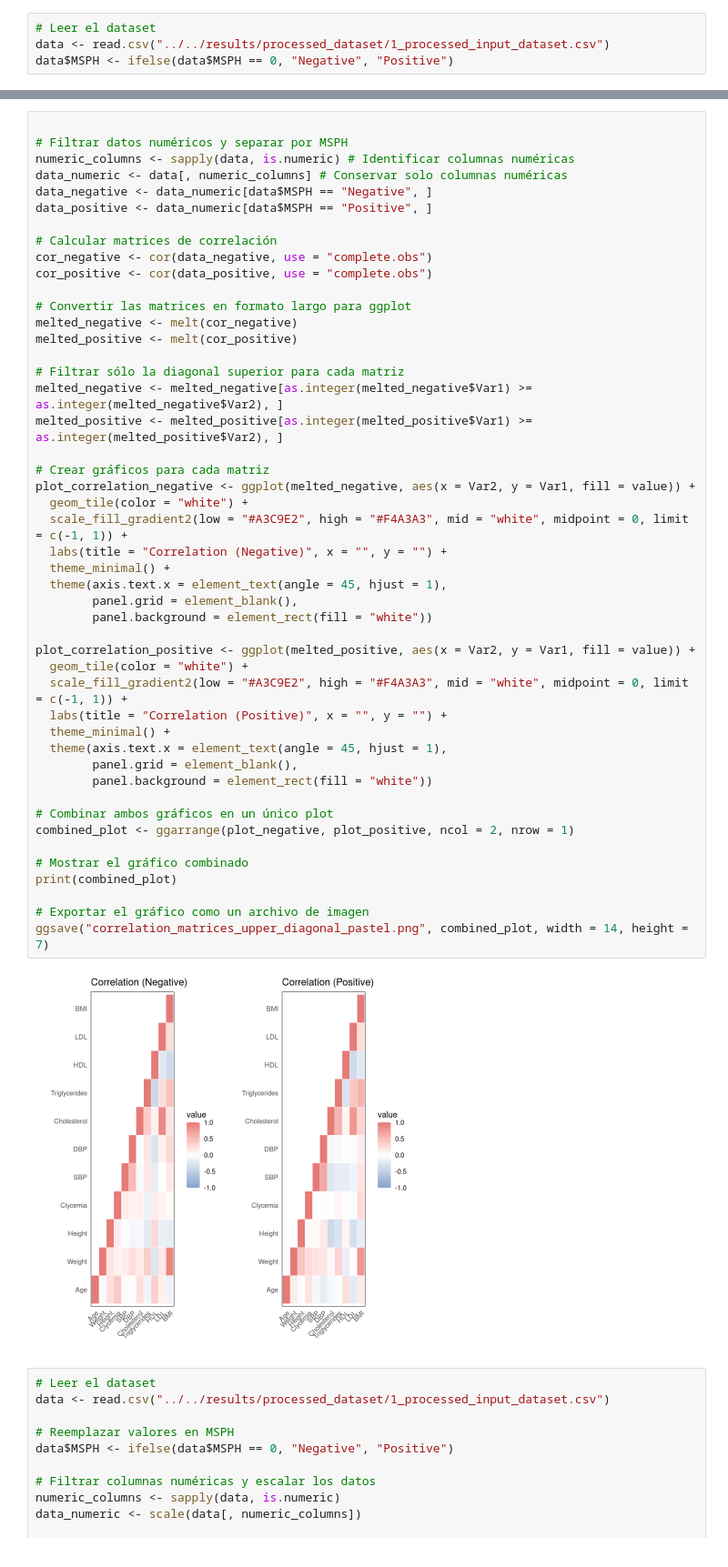
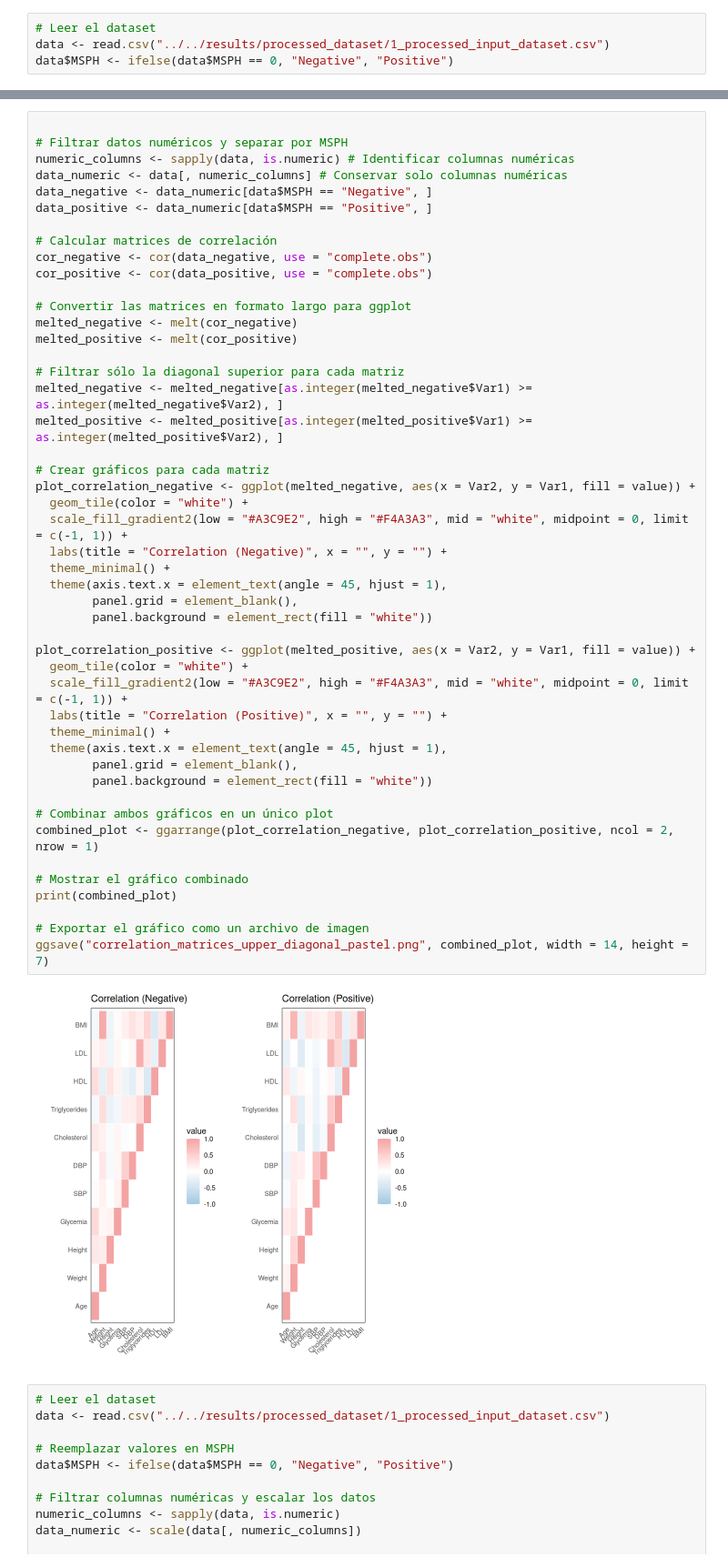
Before and after one commit to dMedinaO/hypercholesterolemia_classifiers, a Jupyter notebook: src/preparing_figures/1_description_figure.ipynb, the cells around one changed output, grey strips where cells are left out. Shown at 91% size. Drawn from its saved outputs; the diff is of its cells as text.

```diff
--- a/src/preparing_figures/1_description_figure.ipynb
+++ b/src/preparing_figures/1_description_figure.ipynb
@@ -139,35 +129,35 @@ melted_positive <- melt(cor_positive)
 melted_negative <- melted_negative[as.integer(melted_negative$Var1) >= as.integer(melted_negative$Var2), ]
 melted_positive <- melted_positive[as.integer(melted_positive$Var1) >= as.integer(melted_positive$Var2), ]
 
 # Crear gráficos para cada matriz
 plot_correlation_negative <- ggplot(melted_negative, aes(x = Var2, y = Var1, fill = value)) +
   geom_tile(color = "white") +
   scale_fill_gradient2(low = "#A3C9E2", high = "#F4A3A3", mid = "white", midpoint = 0, limit = c(-1, 1)) +
   labs(title = "Correlation (Negative)", x = "", y = "") +
   theme_minimal() +
   theme(axis.text.x = element_text(angle = 45, hjust = 1),
         panel.grid = element_blank(),
         panel.background = element_rect(fill = "white"))
 
 plot_correlation_positive <- ggplot(melted_positive, aes(x = Var2, y = Var1, fill = value)) +
   geom_tile(color = "white") +
   scale_fill_gradient2(low = "#A3C9E2", high = "#F4A3A3", mid = "white", midpoint = 0, limit = c(-1, 1)) +
   labs(title = "Correlation (Positive)", x = "", y = "") +
   theme_minimal() +
   theme(axis.text.x = element_text(angle = 45, hjust = 1),
         panel.grid = element_blank(),
         panel.background = element_rect(fill = "white"))
 
 # Combinar ambos gráficos en un único plot
-combined_plot <- ggarrange(plot_negative, plot_positive, ncol = 2, nrow = 1)
+combined_plot <- ggarrange(plot_correlation_negative, plot_correlation_positive, ncol = 2, nrow = 1)
 
 # Mostrar el gráfico combinado
 print(combined_plot)
 
 # Exportar el gráfico como un archivo de imagen
 ggsave("correlation_matrices_upper_diagonal_pastel.png", combined_plot, width = 14, height = 7)
 # %% [output]
-[figure, old version]
+[figure, new version]
 # %%
 # Leer el dataset
 data <- read.csv("../../results/processed_dataset/1_processed_input_dataset.csv")
```
Also changed, not shown: parts of 6 cells of this notebook, 9 other files.
